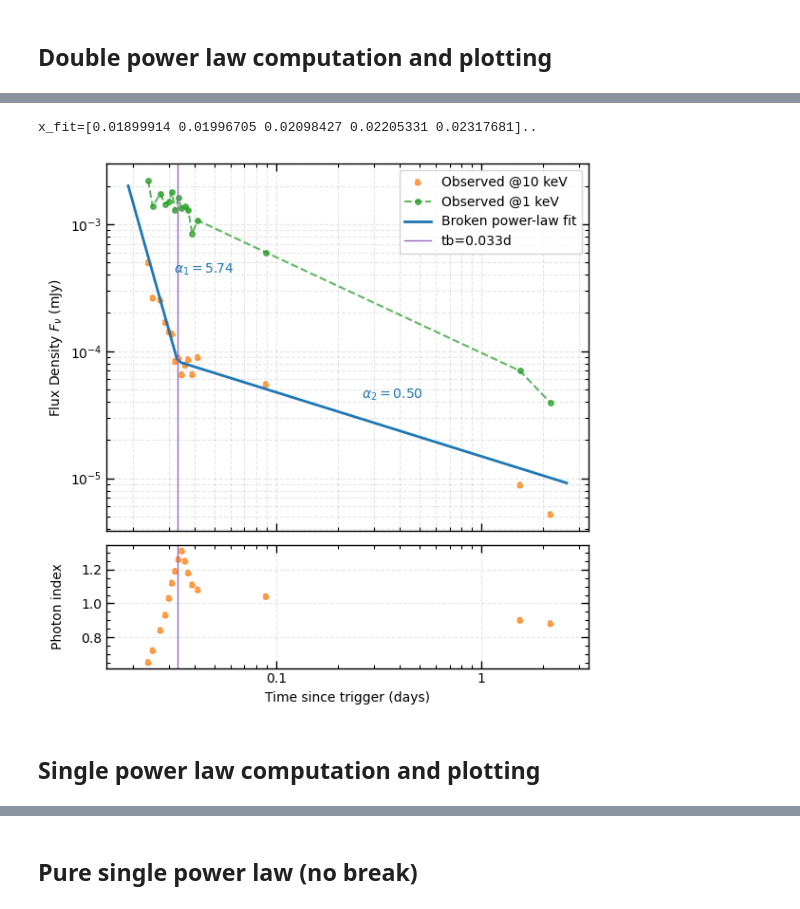
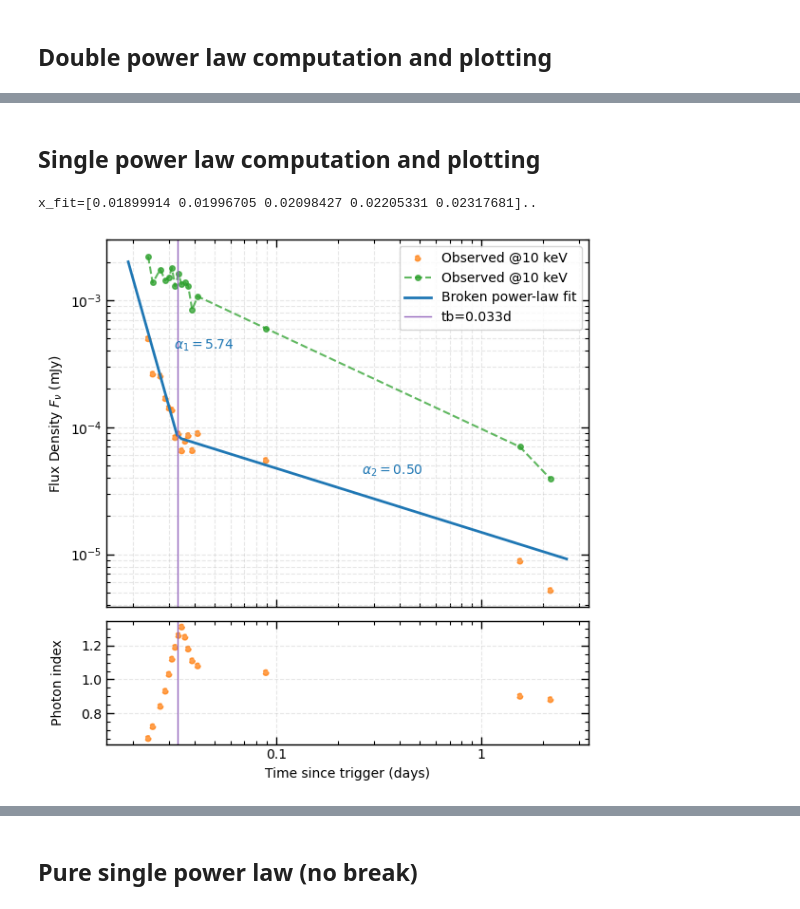
Before and after one commit to skp80286/grb_investigation, a Jupyter notebook: lc_power_law_fit.ipynb, the cells around one changed output, grey strips where cells are left out. Cells and saved outputs as stored; diff of their text form; code cells hidden in the pictures.

```diff
--- a/lc_power_law_fit.ipynb
+++ b/lc_power_law_fit.ipynb
@@ -296,18 +327,3 @@ x_fit=[0.01899914 0.01996705 0.02098427 0.02205331 0.02317681]..
-# %%
-x=data2["Times"]/86400
-y1=data2["F_E1_mJy"]
-y10=data2["F_E10_mJy"]
-ph_uerr=None
-ph_lerr=None
-y10_uerr=None
-y10_lerr=None
-
-result10, popt10, pcov10 = fit_sbpl_sharp(x[4:], y10[4:], yerr=None)
-#plot_sbpl_fit_with_break(x, y10, popt=popt10, result=result10, label='@10 keV', yerr=None, save_fig_file='plots/powerlaw-xray-10keV.png')
-plot_sbpl_fit_with_phot_index(x, y10, y10_uerr, y10_lerr, beta, ph_uerr, ph_lerr, y1, popt=popt1, result=result1, save_fig_file='plots/powerlaw-xray.png')
-# %% [output]
-x_fit=[0.01899914 0.01996705 0.02098427 0.02205331 0.02317681]..
-[figure, removed]
 # %% [markdown]
 ## Single power law computation and plotting
 # %%
@@ -712,3 +728,18 @@ for i in range(len(F_band)):
     F_E1_mJy = F_E1 * h_keVs * 1e26  # Convert to mJy
     F_E1_mJy_list.append(F_E1_mJy)
 data2['F_E1_mJy'] = F_E1_mJy_list
+# %%
+x=data2["Times"]/86400
+y1=data2["F_E1_mJy"]
+y10=data2["F_E10_mJy"]
+ph_uerr=None
+ph_lerr=None
+y10_uerr=None
+y10_lerr=None
+
+result10, popt10, pcov10 = fit_sbpl_sharp(x[4:], y10[4:], yerr=None)
+#plot_sbpl_fit_with_break(x, y10, popt=popt10, result=result10, label='@10 keV', yerr=None, save_fig_file='plots/powerlaw-xray-10keV.png')
+plot_sbpl_fit_with_phot_index(x, y10, y10_uerr, y10_lerr, beta, ph_uerr, ph_lerr, y1, popt=popt10, result=result10, save_fig_file='plots/powerlaw-xray.png')
+# %% [output]
+x_fit=[0.01899914 0.01996705 0.02098427 0.02205331 0.02317681]..
+[figure, added]
```
Also changed, not shown: parts of 9 cells of this notebook, 6 other files.
